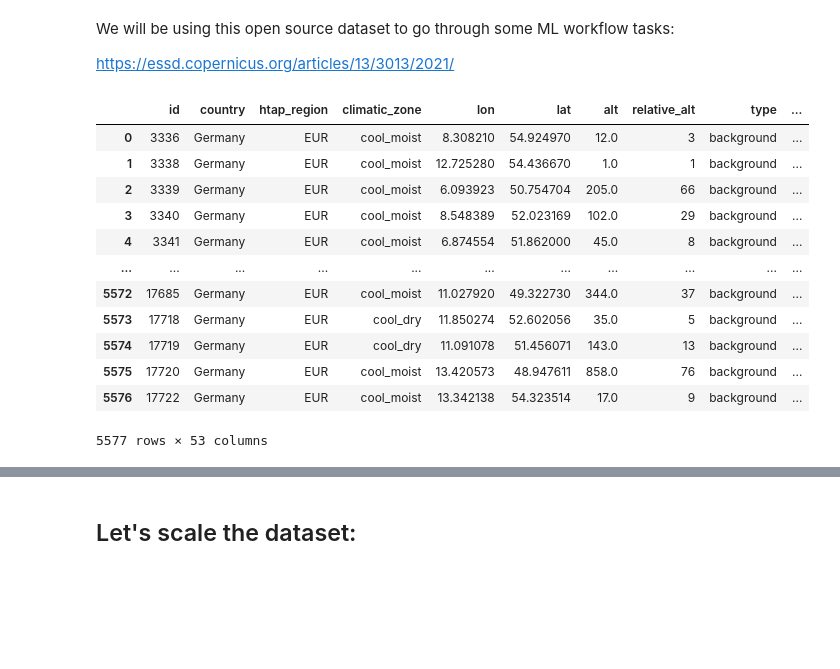
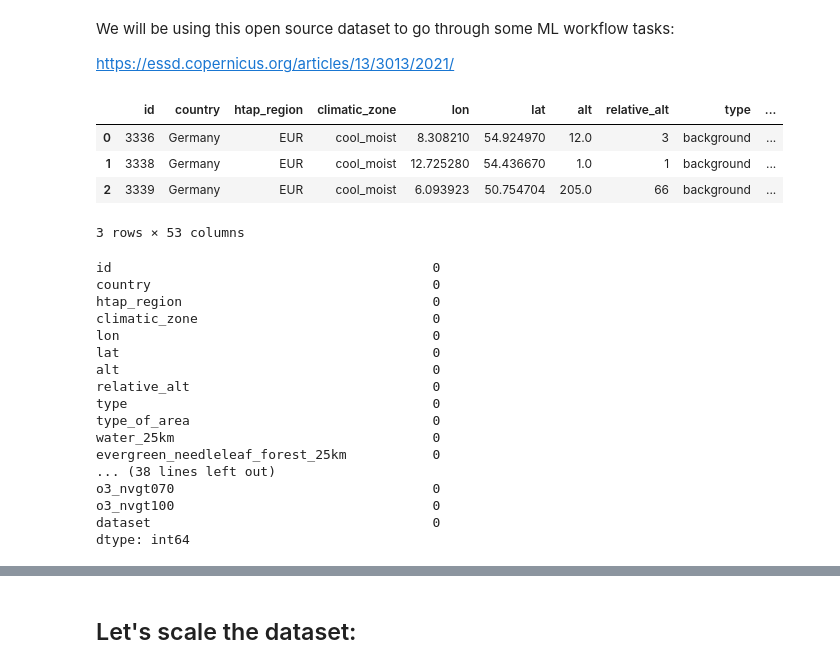
Before and after one commit to ThomasMGeo/intro_ML_NCAR, a Jupyter notebook: notebooks/EdEc_lesson4_trees.ipynb, the cells around one changed output, grey strips where cells are left out. Cells and saved outputs as stored; diff of their text form; code cells hidden in the pictures; blank space fills up the shorter version.

```diff
--- a/notebooks/EdEc_lesson4_trees.ipynb
+++ b/notebooks/EdEc_lesson4_trees.ipynb
@@ -34,19 +35,31 @@ We will be using this open source dataset to go through some ML workflow tasks:
 https://essd.copernicus.org/articles/13/3013/2021/
 # %%
 df = pd.read_csv('http://hdl.handle.net/11304/89dd440e-4e10-496e-b476-1ccf0ebeb4f3')
+df.head(3)
+# %% [output]
+|  | id | country | htap_region | climatic_zone | lon | lat | alt | relative_alt | type | ... |
+| 0 | 3336 | Germany | EUR | cool_moist | 8.308210 | 54.924970 | 12.0 | 3 | background | ... |
+| 1 | 3338 | Germany | EUR | cool_moist | 12.725280 | 54.436670 | 1.0 | 1 | background | ... |
+| 2 | 3339 | Germany | EUR | cool_moist | 6.093923 | 50.754704 | 205.0 | 66 | background | ... |
+3 rows × 53 columns
-# %%
-df
-# %% [output]
-|  | id | country | htap_region | climatic_zone | lon | lat | alt | relative_alt | type | ... |
-| 0 | 3336 | Germany | EUR | cool_moist | 8.308210 | 54.924970 | 12.0 | 3 | background | ... |
-| 1 | 3338 | Germany | EUR | cool_moist | 12.725280 | 54.436670 | 1.0 | 1 | background | ... |
-| 2 | 3339 | Germany | EUR | cool_moist | 6.093923 | 50.754704 | 205.0 | 66 | background | ... |
-| 3 | 3340 | Germany | EUR | cool_moist | 8.548389 | 52.023169 | 102.0 | 29 | background | ... |
-| 4 | 3341 | Germany | EUR | cool_moist | 6.874554 | 51.862000 | 45.0 | 8 | background | ... |
-| ... | ... | ... | ... | ... | ... | ... | ... | ... | ... | ... |
-| 5572 | 17685 | Germany | EUR | cool_moist | 11.027920 | 49.322730 | 344.0 | 37 | background | ... |
-| 5573 | 17718 | Germany | EUR | cool_dry | 11.850274 | 52.602056 | 35.0 | 5 | background | ... |
-| 5574 | 17719 | Germany | EUR | cool_dry | 11.091078 | 51.456071 | 143.0 | 13 | background | ... |
-| 5575 | 17720 | Germany | EUR | cool_moist | 13.420573 | 48.947611 | 858.0 | 76 | background | ... |
-| 5576 | 17722 | Germany | EUR | cool_moist | 13.342138 | 54.323514 | 17.0 | 9 | background | ... |
-5577 rows × 53 columns
+# %%
+missing_values = df.isna().sum()
+print(missing_values)
+# %% [output]
+id                                         0
+country                                    0
+htap_region                                0
+climatic_zone                              0
+lon                                        0
+lat                                        0
+alt                                        0
+relative_alt                               0
+type                                       0
+type_of_area                               0
+water_25km                                 0
+evergreen_needleleaf_forest_25km           0
+... (38 lines left out)
+o3_nvgt070                                 0
+o3_nvgt100                                 0
+dataset                                    0
+dtype: int64
```
Also changed, not shown: parts of 6 cells of this notebook.
